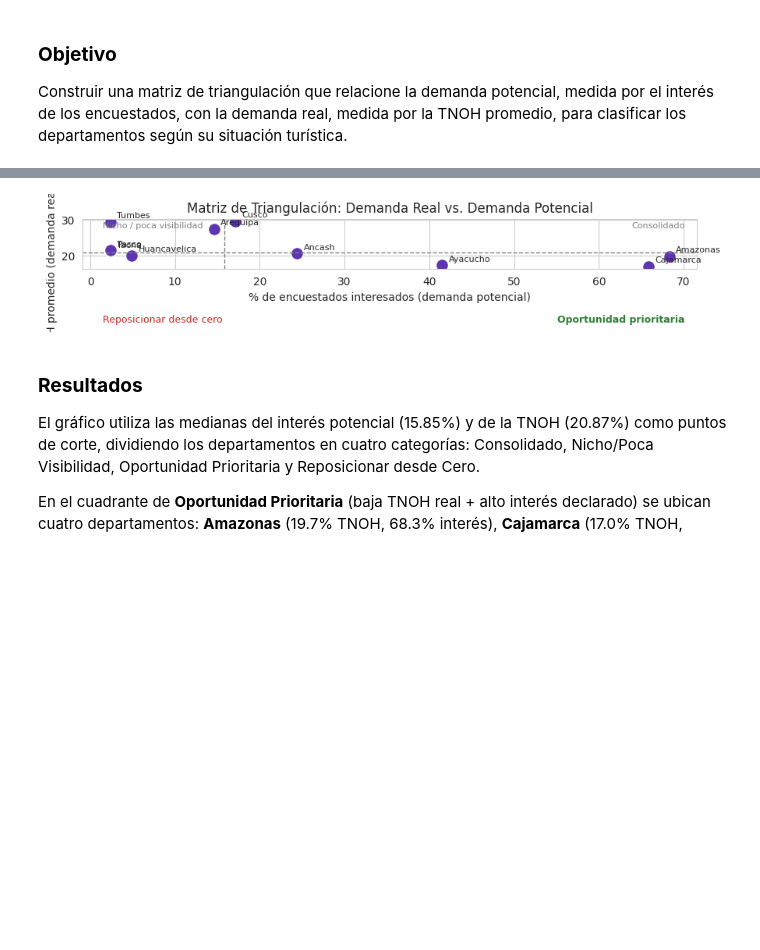
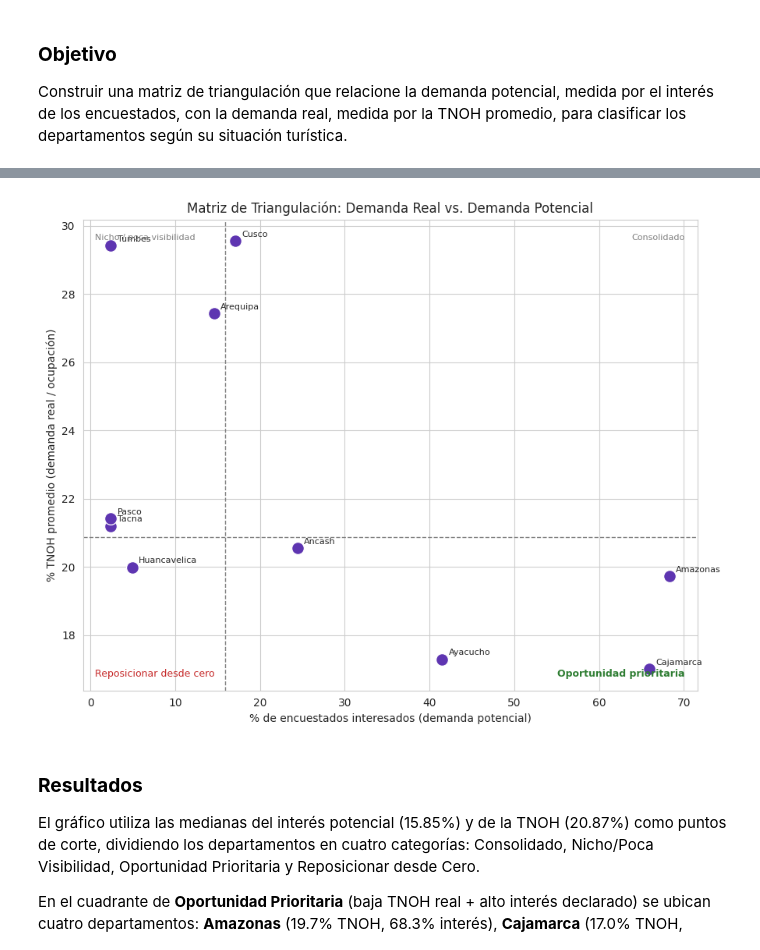
Before and after one commit to eaus2006/Proyecto_Final_Bussines_Analytics, a Jupyter notebook: BA_Grupo_1.ipynb, the cells around one changed output, grey strips where cells are left out. Cells and saved outputs as stored; diff of their text form; code cells hidden in the pictures; blank space fills up the shorter version.

```diff
--- a/BA_Grupo_1.ipynb
+++ b/BA_Grupo_1.ipynb
@@ -457,12 +484,14 @@ import re
 from collections import Counter
 import matplotlib.pyplot as plt
 import seaborn as sns
+import pandas as pd
 
 sns.set_style('whitegrid')
 
-# Ruta del archivo de la encuesta (mismo patrón que base_path del Bloque 1)
-survey_path = base_path + 'Encuesta.xlsx'
-df_encuesta_raw = pd.read_excel(survey_path)
+# Enlace público de Google Sheets proporcionado para la PC1
+sheet_id = '1kCRikgsrqNDV2uj1kf1aXCJiMNcwy1Dh'
+survey_url = f'https://docs.google.com/spreadsheets/d/{sheet_id}/export?format=xlsx'
+df_encuesta_raw = pd.read_excel(survey_url)
 
 # Renombrar columnas a nombres cortos y manejables
 rename_map = {
@@ -804,30 +833,35 @@ Regiones cruzadas (presentes en ambas fuentes): 10
 # %%
 med_tnoh = df_triangulacion['TNOH_real'].median()
 med_interes = df_triangulacion['Interes_potencial'].median()
 
 fig, ax = plt.subplots(figsize=(9, 7))
 sns.scatterplot(data=df_triangulacion, x='Interes_potencial', y='TNOH_real', s=130, ax=ax, color='#5e35b1')
 
 for _, row in df_triangulacion.iterrows():
     ax.annotate(row['departamento'].title(), (row['Interes_potencial'], row['TNOH_real']),
                 textcoords="offset points", xytext=(6, 4), fontsize=8)
 
 ax.axvline(med_interes, color='gray', linestyle='--', linewidth=1)
 ax.axhline(med_tnoh, color='gray', linestyle='--', linewidth=1)
 ax.set_xlabel('% de encuestados interesados (demanda potencial)')
 ax.set_ylabel('% TNOH promedio (demanda real / ocupación)')
 ax.set_title('Matriz de Triangulación: Demanda Real vs. Demanda Potencial')
 
-xmax, ymax = ax.get_xlim()[1], ax.get_ylim()[1]
-ax.text(xmax*0.02, ymax*0.98, 'Nicho / poca visibilidad', va='top', fontsize=8, color='gray')
-ax.text(xmax*0.98, ymax*0.98, 'Consolidado', va='top', ha='right', fontsize=8, color='gray')
-ax.text(xmax*0.98, ymax*0.05, 'Oportunidad prioritaria', ha='right', fontsize=9, color='#2e7d32', fontweight='bold')
-ax.text(xmax*0.02, ymax*0.05, 'Reposicionar desde cero', fontsize=9, color='#c62828')
+# Posiciones relativas al RANGO real de cada eje, no al valor absoluto
+xmin, xmax = ax.get_xlim()
+ymin, ymax = ax.get_ylim()
+px = lambda frac: xmin + frac * (xmax - xmin)
+py = lambda frac: ymin + frac * (ymax - ymin)
+
+ax.text(px(0.02), py(0.97), 'Nicho / poca visibilidad', va='top', fontsize=8, color='gray')
+ax.text(px(0.98), py(0.97), 'Consolidado', va='top', ha='right', fontsize=8, color='gray')
+ax.text(px(0.98), py(0.03), 'Oportunidad prioritaria', ha='right', fontsize=9, color='#2e7d32', fontweight='bold')
+ax.text(px(0.02), py(0.03), 'Reposicionar desde cero', fontsize=9, color='#c62828')
 
 plt.tight_layout()
 plt.show()
 # %% [output]
-[figure, old version]
+[figure, new version]
 # %% [markdown]
 ### **Resultados**
 
```
Also changed, not shown: parts of 34 cells of this notebook.
